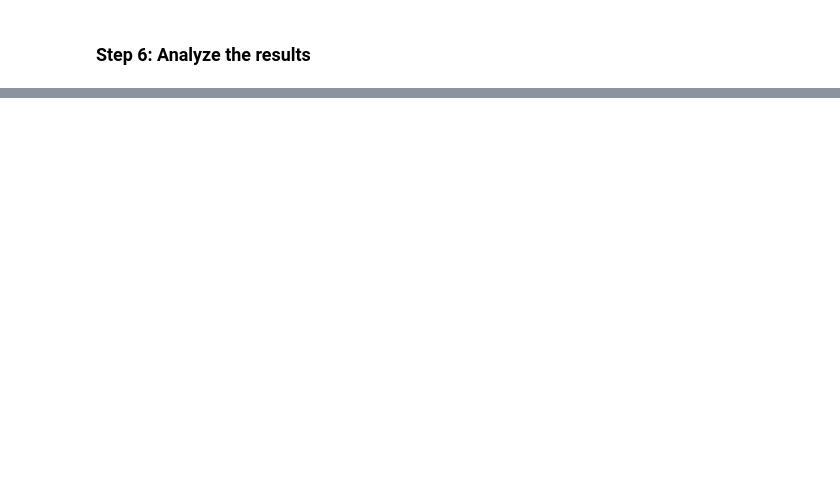
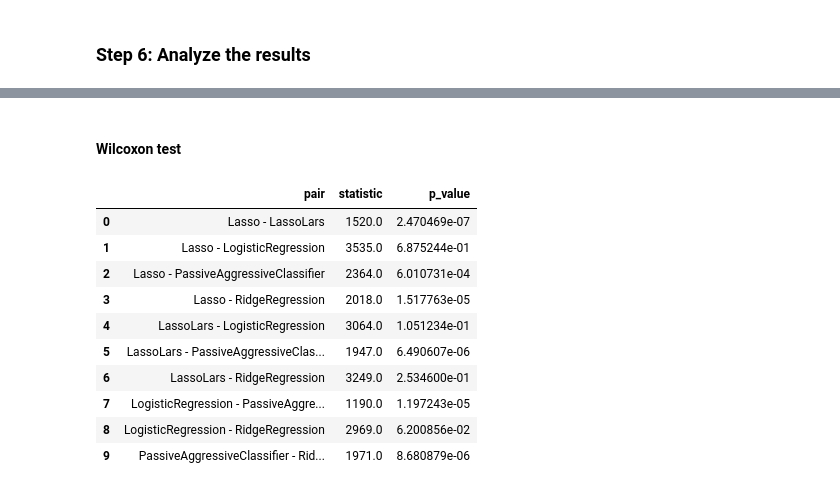
Before and after one commit to sktime/mlaut, a Jupyter notebook: mleap.ipynb, the cells around one changed output, grey strips where cells are left out. Saved outputs shown, nothing was run; the diff lists cells and outputs as text; code cells hidden in the pictures; blank space fills up the shorter version.

```diff
--- a/mleap.ipynb
+++ b/mleap.ipynb
@@ -66,0 +140,17 @@ print(t_test_df)
+# %% [markdown]
+#### Wilcoxon test
+# %%
+wilcoxon_test, wilcoxon_test_df = analyze.wilcoxon_test(observations)
+wilcoxon_test_df
+# %% [output]
+|  | pair | statistic | p_value |
+| 0 | Lasso - LassoLars | 1520.0 | 2.470469e-07 |
+| 1 | Lasso - LogisticRegression | 3535.0 | 6.875244e-01 |
+| 2 | Lasso - PassiveAggressiveClassifier | 2364.0 | 6.010731e-04 |
+| 3 | Lasso - RidgeRegression | 2018.0 | 1.517763e-05 |
+| 4 | LassoLars - LogisticRegression | 3064.0 | 1.051234e-01 |
+| 5 | LassoLars - PassiveAggressiveClas... | 1947.0 | 6.490607e-06 |
+| 6 | LassoLars - RidgeRegression | 3249.0 | 2.534600e-01 |
+| 7 | LogisticRegression - PassiveAggre... | 1190.0 | 1.197243e-05 |
+| 8 | LogisticRegression - RidgeRegression | 2969.0 | 6.200856e-02 |
+| 9 | PassiveAggressiveClassifier - Rid... | 1971.0 | 8.680879e-06 |
```
Also changed, not shown: parts of 16 cells of this notebook.
